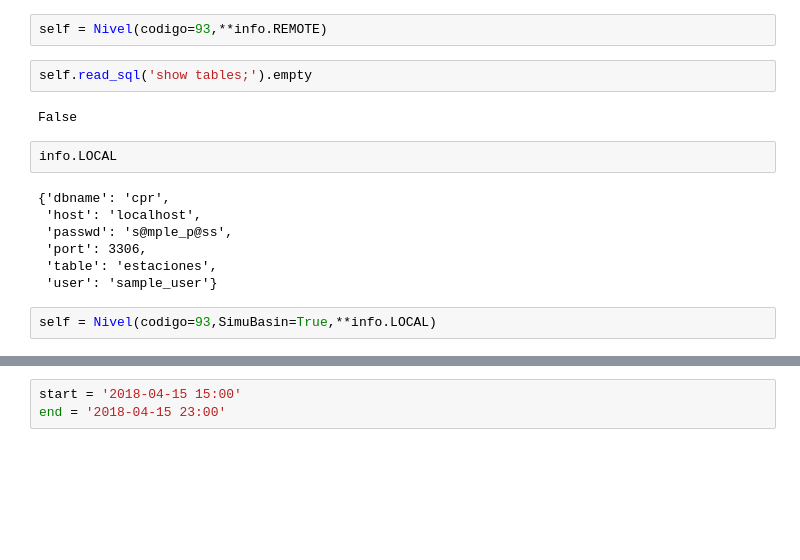
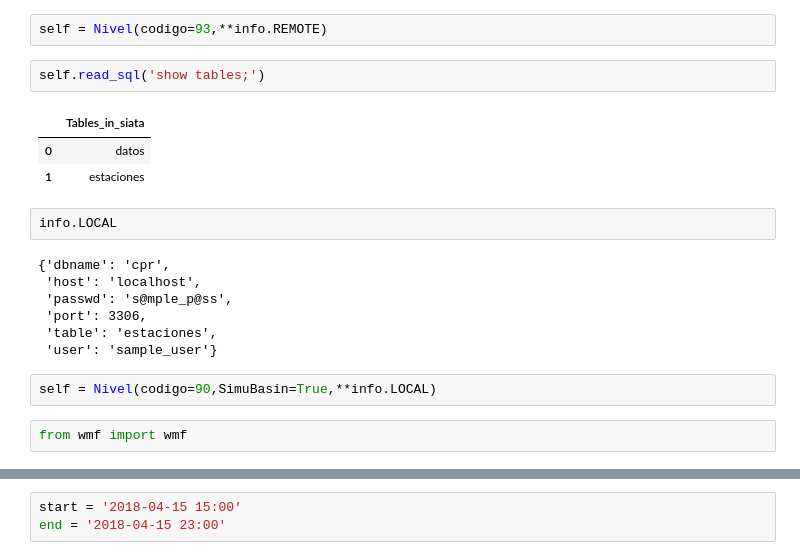
Before and after one commit to vanesalo10/CPR, a Jupyter notebook: migration/test.ipynb, the cells around one changed output, grey strips where cells are left out. Saved outputs shown, nothing was run; the diff lists cells and outputs as text; blank space fills up the shorter version.

```diff
--- a/migration/test.ipynb
+++ b/migration/test.ipynb
@@ -22,9 +23,11 @@ The backend was *originally* set to 'module://ipykernel.pylab.backend_inline' by
 # %%
 self = Nivel(codigo=93,**info.REMOTE)
 # %%
-self.read_sql('show tables;').empty
+self.read_sql('show tables;')
 # %% [output]
-False
+|  | Tables_in_siata |
+| 0 | datos |
+| 1 | estaciones |
 # %%
 info.LOCAL
 # %% [output]
@@ -35,4 +38,6 @@ info.LOCAL
  'table': 'estaciones',
  'user': 'sample_user'}
 # %%
-self = Nivel(codigo=93,SimuBasin=True,**info.LOCAL)
+self = Nivel(codigo=90,SimuBasin=True,**info.LOCAL)
+# %%
+from wmf import wmf
```
Also changed, not shown: parts of 8 cells of this notebook, 5 other files.
